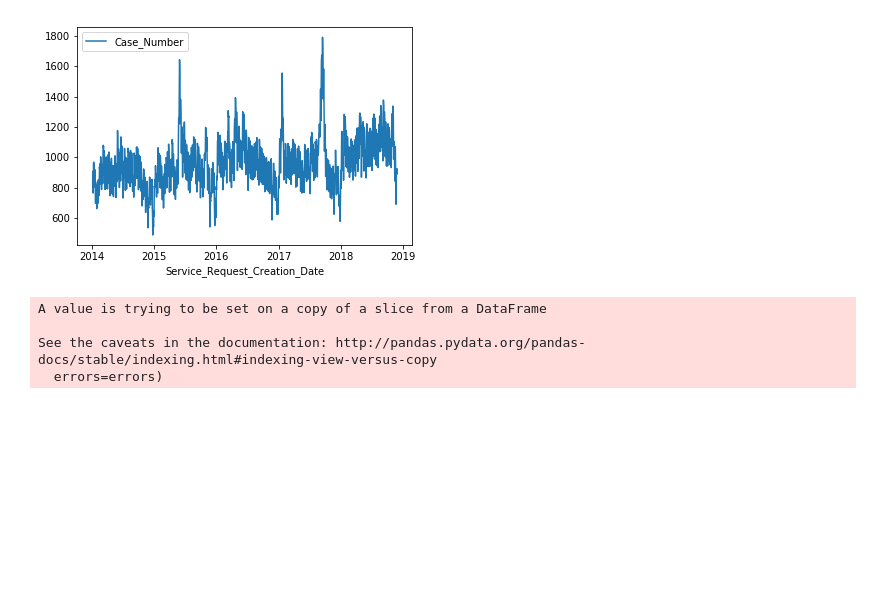
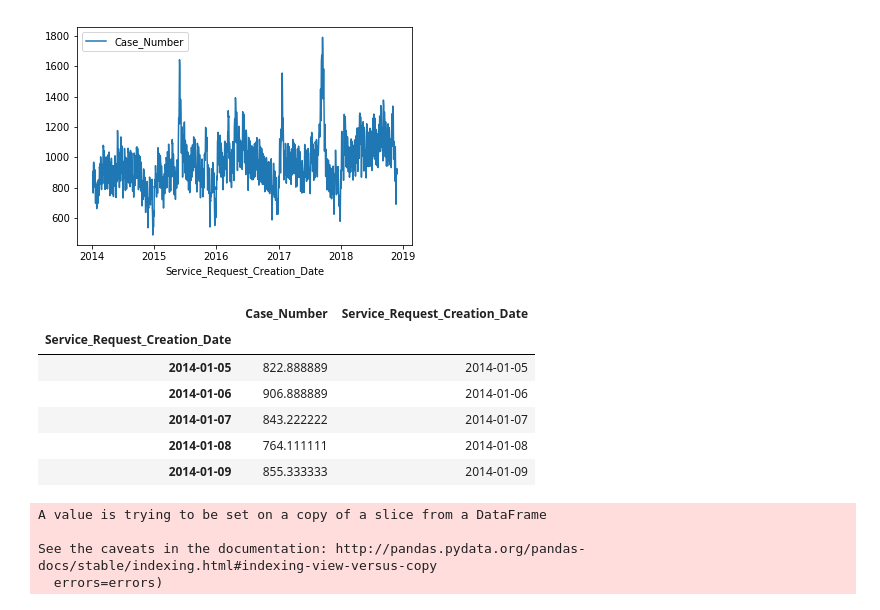
Before and after one commit to SohamMody/ADS_final, a Jupyter notebook: Cleaning_new.ipynb, the cells around one changed output. Cells and saved outputs as stored; diff of their text form; code cells hidden in the pictures; blank space fills up the shorter version.

```diff
--- a/Cleaning_new.ipynb
+++ b/Cleaning_new.ipynb
@@ -654,6 +656,16 @@ harvey_acr_freq.plot()
 # %% [output]
 <matplotlib.axes._subplots.AxesSubplot at 0x...>
 [figure]
+# %%
+harvey_acr_freq.head()
+# %% [output]
+|  | Case_Number | Service_Request_Creation_Date |
+| Service_Request_Creation_Date |  |  |
+| 2014-01-05 | 822.888889 | 2014-01-05 |
+| 2014-01-06 | 906.888889 | 2014-01-06 |
+| 2014-01-07 | 843.222222 | 2014-01-07 |
+| 2014-01-08 | 764.111111 | 2014-01-08 |
+| 2014-01-09 | 855.333333 | 2014-01-09 |
 # %%
 harvey_acr_freq.drop('Service_Request_Creation_Date',axis=1,inplace=True)
 # %% [output]
```
Also changed, not shown: parts of 15 cells of this notebook.
